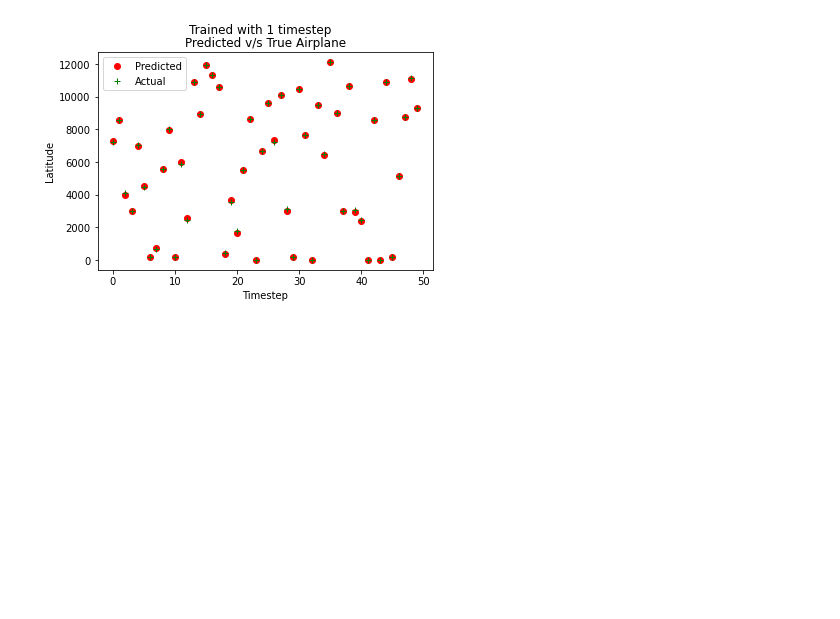
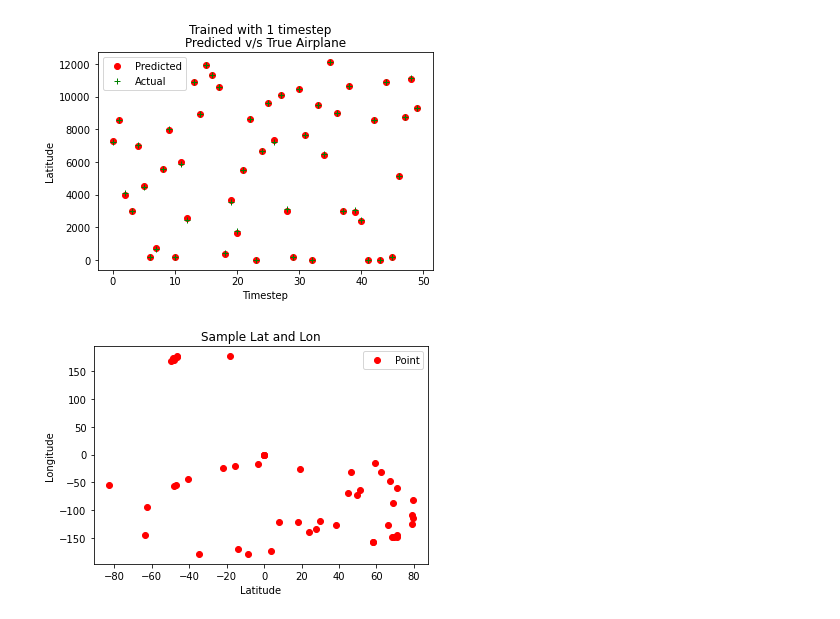
Before and after one commit to DhanashreeRevagade/Clustering-Air-Objects_Challengers-of-the-Unknown, a Jupyter notebook: predict1.ipynb, the cells around one changed output. Saved outputs shown, nothing was run; the diff lists cells and outputs as text; code cells hidden in the pictures; blank space fills up the shorter version.

Commit message:
Trajectory prediction output

```diff
--- a/predict1.ipynb
+++ b/predict1.ipynb
@@ -225,3 +225,17 @@ plt.savefig('/content/drive/Shared drives/SIH2020/Akash_prediction/lstm_1_alt_ti
 plt.show()
 # %% [output]
 [figure]
+# %%
+lat = d1.iloc[:50,3]
+lon = d1.iloc[:50,4]
+plt.plot(lat,lon,'ro', label ='Point')
+
+plt.legend()
+plt.xlabel('Latitude')
+plt.ylabel('Longitude')
+plt.title('Sample Lat and Lon')
+#plt.suptitle('Trained with 1 timestep')
+plt.savefig('/content/drive/Shared drives/SIH2020/Akash_prediction/lstm_1_lat_lon.png')
+plt.show()
+# %% [output]
+[figure, added]
```
Also changed, not shown: parts of 2 cells of this notebook, 6 other files.
